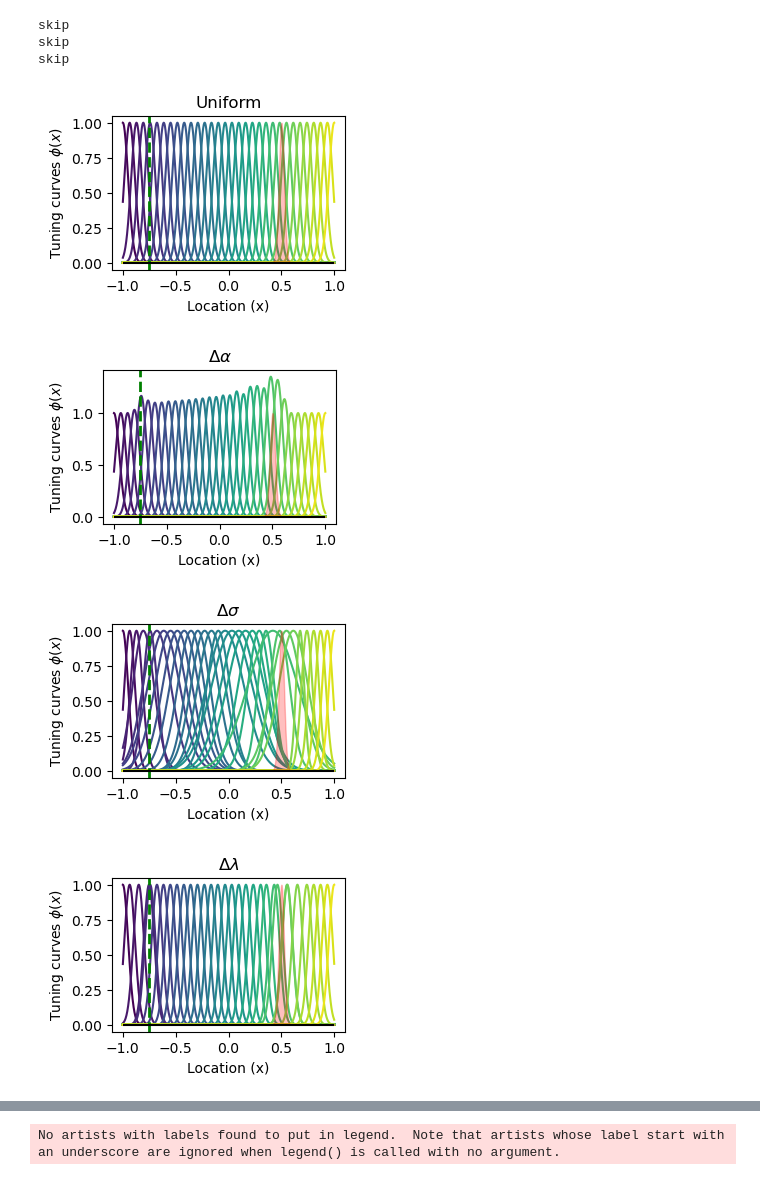
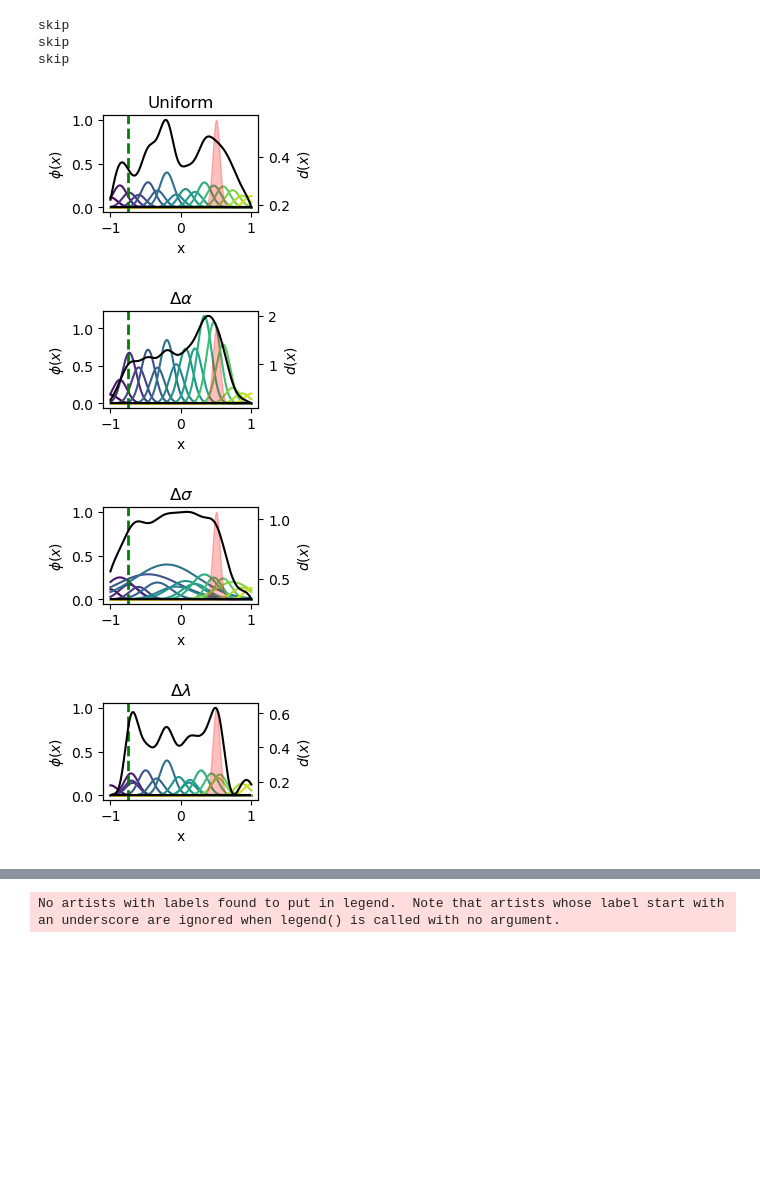
Before and after one commit to mgkumar138/online_pf_learning, a Jupyter notebook: online/1D/analyze_dx.ipynb, the cells around one changed output, grey strips where cells are left out. Saved outputs shown, nothing was run; the diff lists cells and outputs as text; code cells hidden in the pictures; blank space fills up the shorter version.

Commit message:
Merge branch 'main' of https://github.com/mgkumar138/online_pf_learning

```diff
--- a/online/1D/analyze_dx.ipynb
+++ b/online/1D/analyze_dx.ipynb
@@ -73,35 +73,61 @@ constant_eta = args.alr
 etas = [pc_eta, sigma_eta,constant_eta, actor_eta,critic_eta]
 gamma = args.gamma
 balpha = args.balpha
+# %%
+def plot_density(logparams, trials, ax=None, goalcoord=[0.5], startcoord=[-0.75], goalsize=0.025, envsize=1, color='k'):
+    if ax is None:
+        f,ax = plt.subplots()
+    xs = np.linspace(-1,1,1001)
+
+    for trial in trials:
+        pcacts = predict_batch_placecell(logparams[trial], xs)
+        dx = np.sum(pcacts,axis=1)
+        ax.plot(xs, dx, label=f'T={trial}',color=color)
+
+    ax.set_xlabel('Location (x)')
+    ax.set_ylabel('Density $d(x)$')
+    ax.legend(frameon=False, fontsize=6)
 # %%
 # plot example field
 ltypes = [0.0, 0.0001]
+pcinit = 'rand'
 names_dict = {'llr': r'$\Delta\lambda$', 'alr': r'$\Delta\alpha$', 'slr': r'$\Delta\sigma$'}
 for llr in ltypes:
     for slr in ltypes:
         for alr in ltypes:
 
             try:
-                [logparams, latencys,cum_rewards, allcoords] = saveload(f"./data/1D_td_online_0.0ba_0.0ns_01234p_32n_0.01plr_0.01clr_{llr}llr_{alr}alr_{slr}slr_uni_2a_2020s_50000e_5rmax_0.05rsz",1,"load")
+                [logparams, latencys,cum_rewards, allcoords] = saveload(f"./data/1D_td_online_0.0ba_0.0ns_01234p_16n_0.01plr_0.01clr_{llr}llr_{alr}alr_{slr}slr_{pcinit}_0.5a_0.1s_2a_2020s_50000e_5rmax_0.05rsz",1,"load")
 
                 name_components = []
                 if llr > 0:
                     name_components.append(names_dict['llr'])
                 if alr > 0:
                     name_components.append(names_dict['alr'])
                 if slr > 0:
                     name_components.append(names_dict['slr'])
                 name = ', '.join(name_components) if name_components else 'Uniform'
 
-                f,ax = plt.subplots(figsize=(3,2))
-                plot_pc(logparams, trial=-1,ax=ax)
+                f,ax = plt.subplots(figsize=(2,1.25))
+                plot_pc(logparams, trial=-1,ax=ax, goalsize=0.05)
+                ax.set_ylabel('$\phi(x)$')
+                ax.set_xlabel('x')
                 ax.set_title(name)
+                ax.legend().set_visible(False)
+
+                ax2 = ax.twinx()
+                plot_density(logparams, [50000], ax=ax2, goalsize=0.05)
+                ax2.set_ylabel('$d(x)$')
+                ax2.legend().set_visible(False)
+
+                f.savefig(f'./fig/1D_{pcinit}_{name}.svg')
+
             except FileNotFoundError: print('skip')
 # %% [output]
 skip
 skip
 skip
-[figure, old version]
+[figure, new version]
-[figure, old version]
+[figure, new version]
-[figure, old version]
+[figure, new version]
-[figure, old version]
+[figure, new version]
```
Also changed, not shown: parts of 12 cells of this notebook, 35 other files.
